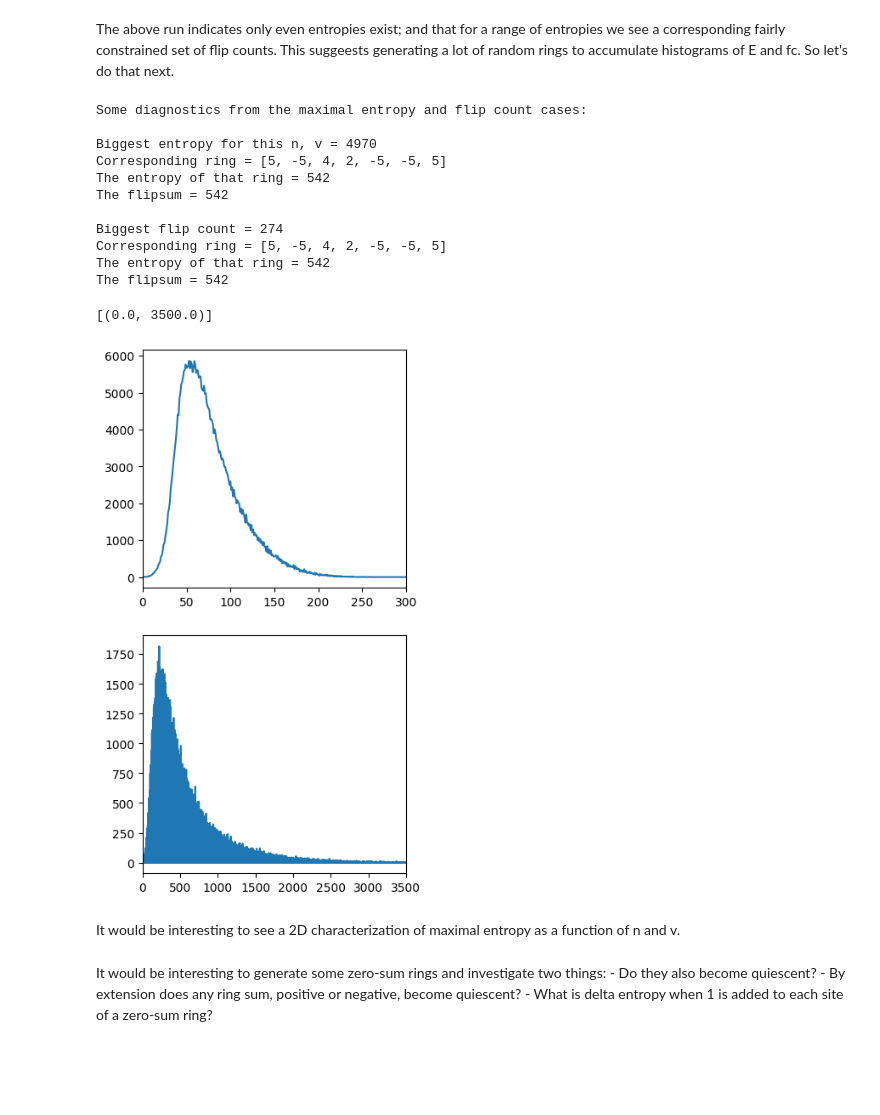
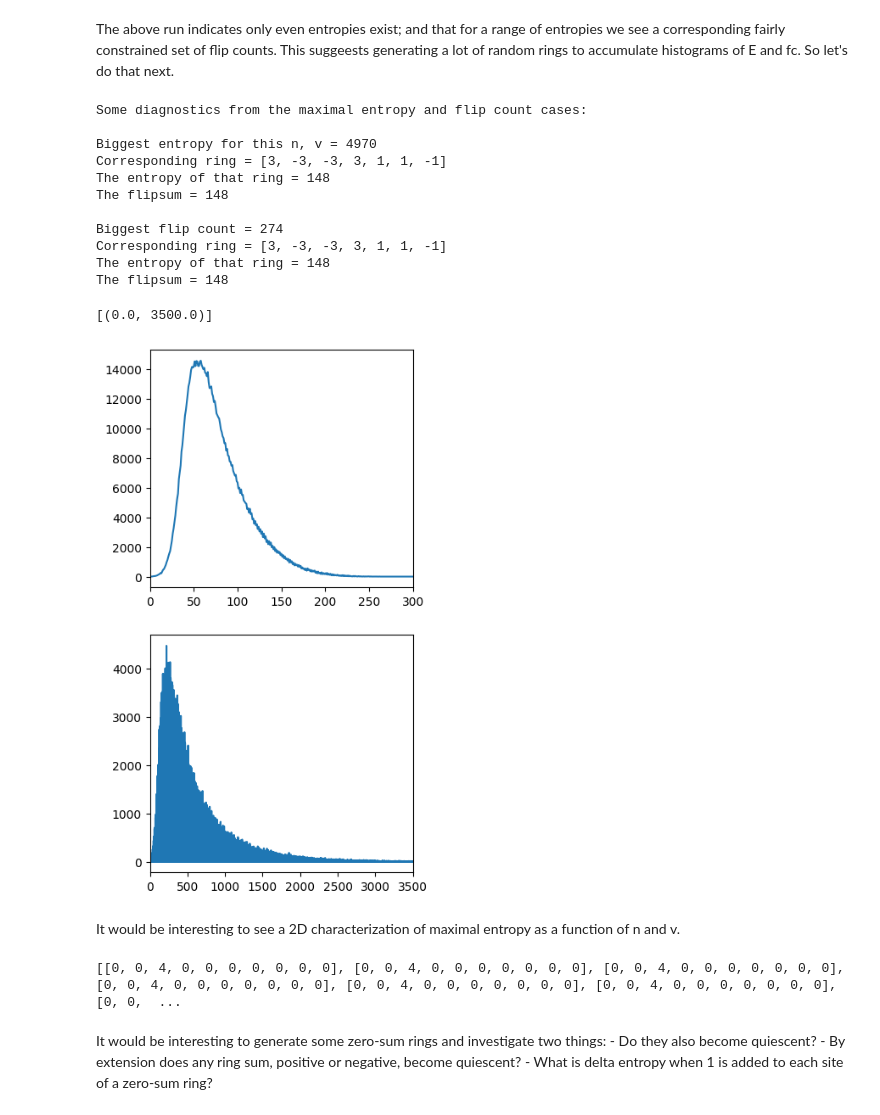
Before and after one commit to robfatland/othermathclub, a Jupyter notebook: ch02ring/ring.ipynb, the cells around one changed output. Drawn from its saved outputs; the diff is of its cells as text; code cells hidden in the pictures; blank space fills up the shorter version.

```diff
--- a/ch02ring/ring.ipynb
+++ b/ch02ring/ring.ipynb
@@ -398,9 +428,9 @@ The above run indicates only even entropies exist; and that for a range of entro
 we see a corresponding fairly constrained set of flip counts. This suggeests generating
 a lot of random rings to accumulate histograms of E and fc. So let's do that next.
 # %%
-nRings = 400000
-maxE   =  6000
-maxFc  =   300
+nRings = 1000000
+maxE   =    6000
+maxFc  =     300
 
 n = 7
 v = 5
@@ -418,41 +448,52 @@ for i in range(nRings):
         Rbiggestfc = R[:]
     fc[this_fc] += 1
     E[this_E] += 1
 
 print()
 print('Some diagnostics from the maximal entropy and flip count cases:')
 print()
 print('Biggest entropy for this n, v =', biggestE)
 print('Corresponding ring =', RbiggestE)
 print('The entropy of that ring =', Entropy(RbiggestE))
 print('The flipsum =', RQ(RbiggestE)[1])
 print()
 print('Biggest flip count =', biggestfc)
 print('Corresponding ring =', Rbiggestfc)
 print('The entropy of that ring =', Entropy(Rbiggestfc))
 print('The flipsum =', RQ(Rbiggestfc)[1])
 print()
 
 fig, ax = plt.subplots(2,1,figsize=(4,8))
 ax[0].plot(fc)
 ax[0].set(xlim=(0,300))
 ax[1].plot(E)
 ax[1].set(xlim=(0,3500))
 # %% [output]
 Some diagnostics from the maximal entropy and flip count cases:
 
 Biggest entropy for this n, v = 4970
-Corresponding ring = [5, -5, 4, 2, -5, -5, 5]
-The entropy of that ring = 542
-The flipsum = 542
+Corresponding ring = [3, -3, -3, 3, 1, 1, -1]
+The entropy of that ring = 148
+The flipsum = 148
 
 Biggest flip count = 274
-Corresponding ring = [5, -5, 4, 2, -5, -5, 5]
-The entropy of that ring = 542
-The flipsum = 542
+Corresponding ring = [3, -3, -3, 3, 1, 1, -1]
+The entropy of that ring = 148
+The flipsum = 148
 [(0.0, 3500.0)]
-[figure, old version]
+[figure, new version]
 # %% [markdown]
 It would be interesting to see a 2D characterization of maximal
 entropy as a function of n and v.
+# %%
+nLo, nHi = 3, 12
+vLo, vHi = 2, 10
+nn = nHi - nLo + 1
+nv = vHi - vLo + 1
+Emax_row = [0]*nn
+Emax = [Emax_row]*nv
+Emax[3][2] = 4
+print(Emax)
+# %% [output]
+[[0, 0, 4, 0, 0, 0, 0, 0, 0, 0], [0, 0, 4, 0, 0, 0, 0, 0, 0, 0], [0, 0, 4, 0, 0, 0, 0, 0, 0, 0], [0, 0, 4, 0, 0, 0, 0, 0, 0, 0], [0, 0, 4, 0, 0, 0, 0, 0, 0, 0], [0, 0, 4, 0, 0, 0, 0, 0, 0, 0], [0, 0,  ...
 # %%
```
Also changed, not shown: parts of 4 cells of this notebook.
